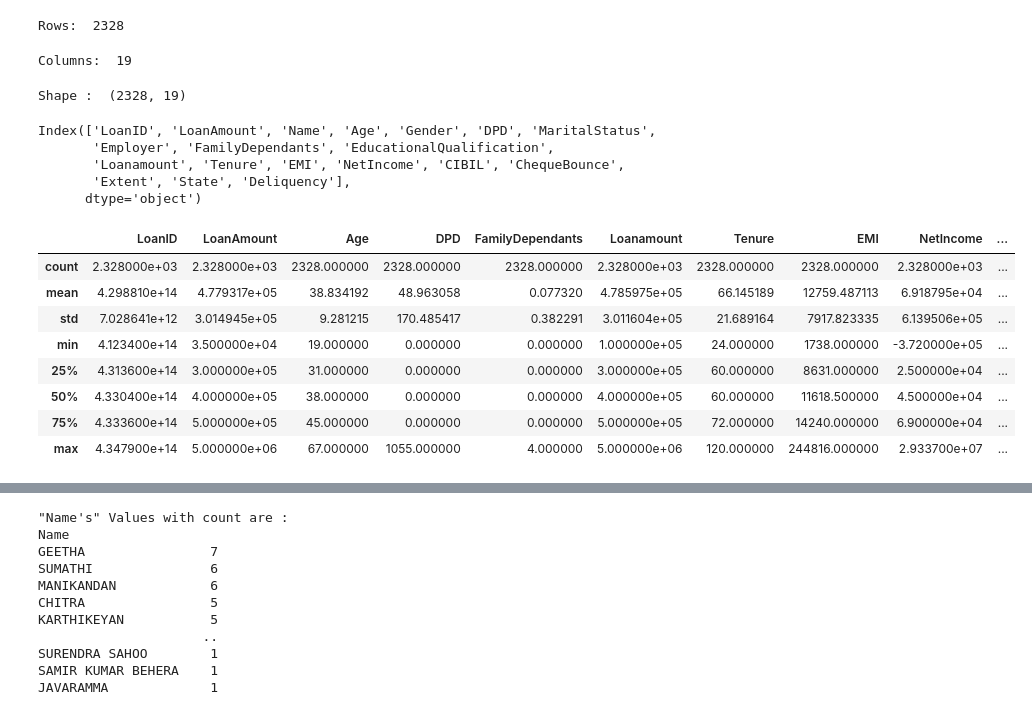
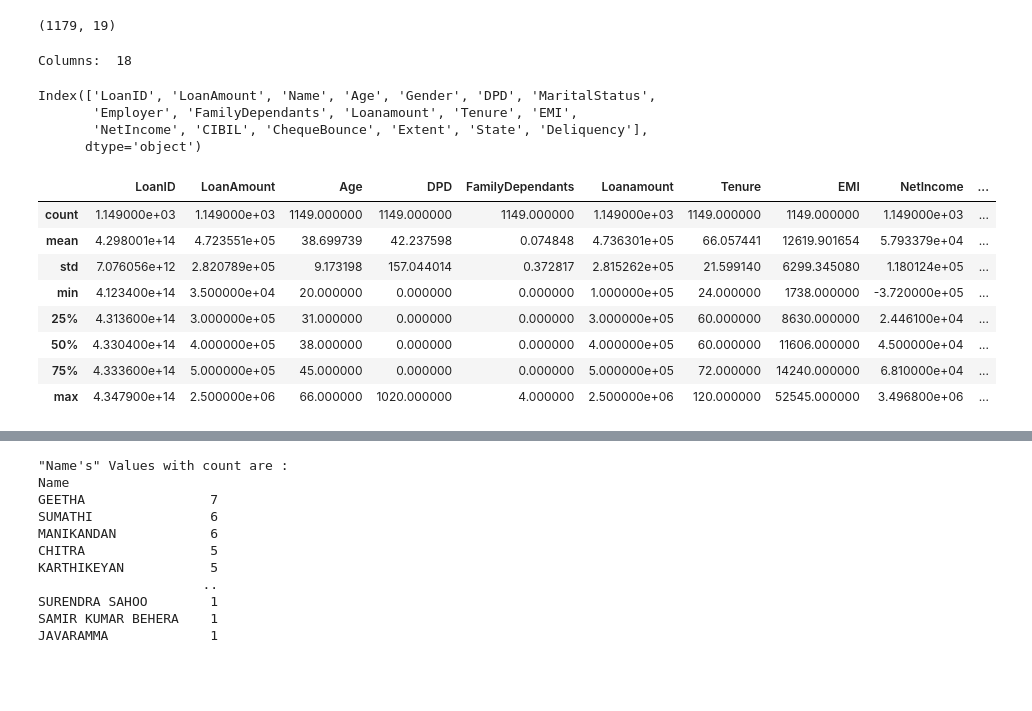
Before and after one commit to glennamaria/Projects, a Jupyter notebook: Loanprediction.ipynb, the cells around one changed output, grey strips where cells are left out. Saved outputs shown, nothing was run; the diff lists cells and outputs as text; code cells hidden in the pictures; blank space fills up the shorter version.

```diff
--- a/Loanprediction.ipynb
+++ b/Loanprediction.ipynb
@@ -28,0 +29,4 @@ df
+# %%
+path="/content/drive/MyDrive/Train data.csv"
+train= pd.read_csv(path)
+train
@@ -62,33 +52,28 @@ df
-# %%
-print("Rows: ", len(df))
-# %% [output]
-Rows:  2328
+# %%
+test.shape
+# %% [output]
+(1179, 19)
 # %%
-print("Columns: ", len(df.columns))
+print("Columns: ", len(train.columns))
 # %% [output]
-Columns:  19
+Columns:  18
-# %%
-print("Shape : ", df.shape)
-# %% [output]
-Shape :  (2328, 19)
 # %%
-loan_train_columns = df.columns
+loan_train_columns = train.columns
 loan_train_columns
 # %% [output]
 Index(['LoanID', 'LoanAmount', 'Name', 'Age', 'Gender', 'DPD', 'MaritalStatus',
-       'Employer', 'FamilyDependants', 'EducationalQualification',
-       'Loanamount', 'Tenure', 'EMI', 'NetIncome', 'CIBIL', 'ChequeBounce',
-       'Extent', 'State', 'Deliquency'],
+       'Employer', 'FamilyDependants', 'Loanamount', 'Tenure', 'EMI',
+       'NetIncome', 'CIBIL', 'ChequeBounce', 'Extent', 'State', 'Deliquency'],
       dtype='object')
 # %%
-df.describe()
+train.describe()
 # %% [output]
 |  | LoanID | LoanAmount | Age | DPD | FamilyDependants | Loanamount | Tenure | EMI | NetIncome | ... |
-| count | 2.328000e+03 | 2.328000e+03 | 2328.000000 | 2328.000000 | 2328.000000 | 2.328000e+03 | 2328.000000 | 2328.000000 | 2.328000e+03 | ... |
-| mean | 4.298810e+14 | 4.779317e+05 | 38.834192 | 48.963058 | 0.077320 | 4.785975e+05 | 66.145189 | 12759.487113 | 6.918795e+04 | ... |
-| std | 7.028641e+12 | 3.014945e+05 | 9.281215 | 170.485417 | 0.382291 | 3.011604e+05 | 21.689164 | 7917.823335 | 6.139506e+05 | ... |
-| min | 4.123400e+14 | 3.500000e+04 | 19.000000 | 0.000000 | 0.000000 | 1.000000e+05 | 24.000000 | 1738.000000 | -3.720000e+05 | ... |
-| 25% | 4.313600e+14 | 3.000000e+05 | 31.000000 | 0.000000 | 0.000000 | 3.000000e+05 | 60.000000 | 8631.000000 | 2.500000e+04 | ... |
-| 50% | 4.330400e+14 | 4.000000e+05 | 38.000000 | 0.000000 | 0.000000 | 4.000000e+05 | 60.000000 | 11618.500000 | 4.500000e+04 | ... |
-| 75% | 4.333600e+14 | 5.000000e+05 | 45.000000 | 0.000000 | 0.000000 | 5.000000e+05 | 72.000000 | 14240.000000 | 6.900000e+04 | ... |
-| max | 4.347900e+14 | 5.000000e+06 | 67.000000 | 1055.000000 | 4.000000 | 5.000000e+06 | 120.000000 | 244816.000000 | 2.933700e+07 | ... |
+| count | 1.149000e+03 | 1.149000e+03 | 1149.000000 | 1149.000000 | 1149.000000 | 1.149000e+03 | 1149.000000 | 1149.000000 | 1.149000e+03 | ... |
+| mean | 4.298001e+14 | 4.723551e+05 | 38.699739 | 42.237598 | 0.074848 | 4.736301e+05 | 66.057441 | 12619.901654 | 5.793379e+04 | ... |
+| std | 7.076056e+12 | 2.820789e+05 | 9.173198 | 157.044014 | 0.372817 | 2.815262e+05 | 21.599140 | 6299.345080 | 1.180124e+05 | ... |
+| min | 4.123400e+14 | 3.500000e+04 | 20.000000 | 0.000000 | 0.000000 | 1.000000e+05 | 24.000000 | 1738.000000 | -3.720000e+05 | ... |
+| 25% | 4.313600e+14 | 3.000000e+05 | 31.000000 | 0.000000 | 0.000000 | 3.000000e+05 | 60.000000 | 8630.000000 | 2.446100e+04 | ... |
+| 50% | 4.330400e+14 | 4.000000e+05 | 38.000000 | 0.000000 | 0.000000 | 4.000000e+05 | 60.000000 | 11606.000000 | 4.500000e+04 | ... |
+| 75% | 4.333600e+14 | 5.000000e+05 | 45.000000 | 0.000000 | 0.000000 | 5.000000e+05 | 72.000000 | 14240.000000 | 6.810000e+04 | ... |
+| max | 4.347900e+14 | 2.500000e+06 | 66.000000 | 1020.000000 | 4.000000 | 2.500000e+06 | 120.000000 | 52545.000000 | 3.496800e+06 | ... |
```
Also changed, not shown: parts of 27 cells of this notebook.
